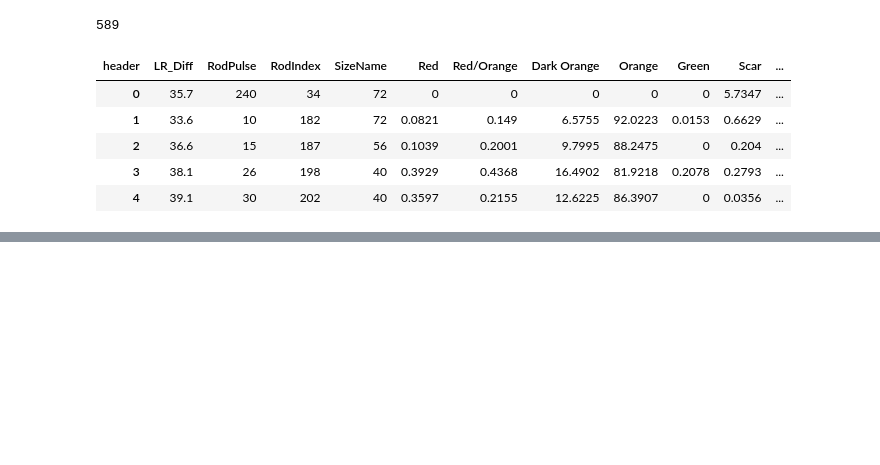
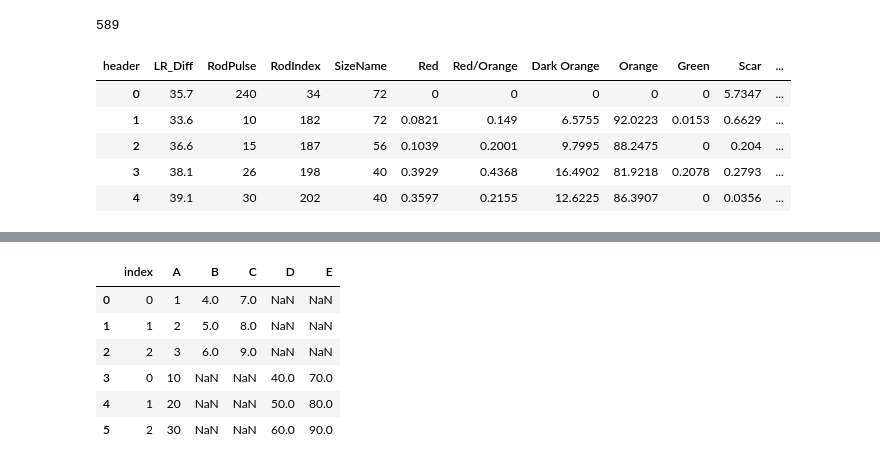
Before and after one commit to Heronalps/LREC_Project, a Jupyter notebook: notebooks/LREC_Project.ipynb, the cells around one changed output, grey strips where cells are left out. Saved outputs shown, nothing was run; the diff lists cells and outputs as text; code cells hidden in the pictures; blank space fills up the shorter version.

```diff
--- a/notebooks/LREC_Project.ipynb
+++ b/notebooks/LREC_Project.ipynb
@@ -222,0 +187,14 @@ fruit_info_filtered.to_csv("fruit_info_filtered.csv", index = False)
+# %%
+df_1 = pd.DataFrame({'A' : [1,2,3], 'B' : [4,5,6], 'C' : [7,8,9]})
+df_2 = pd.DataFrame({'A' : [10,20,30], 'D' : [40,50,60], 'E' : [70,80,90]})
+df_3 = pd.concat([df_1, df_2])
+df_3 = df_3.reset_index()
+df_3
+# %% [output]
+|  | index | A | B | C | D | E |
+| 0 | 0 | 1 | 4.0 | 7.0 | NaN | NaN |
+| 1 | 1 | 2 | 5.0 | 8.0 | NaN | NaN |
+| 2 | 2 | 3 | 6.0 | 9.0 | NaN | NaN |
+| 3 | 0 | 10 | NaN | NaN | 40.0 | 70.0 |
+| 4 | 1 | 20 | NaN | NaN | 50.0 | 80.0 |
+| 5 | 2 | 30 | NaN | NaN | 60.0 | 90.0 |
```
Also changed, not shown: parts of 5 cells of this notebook, 5 other files.
